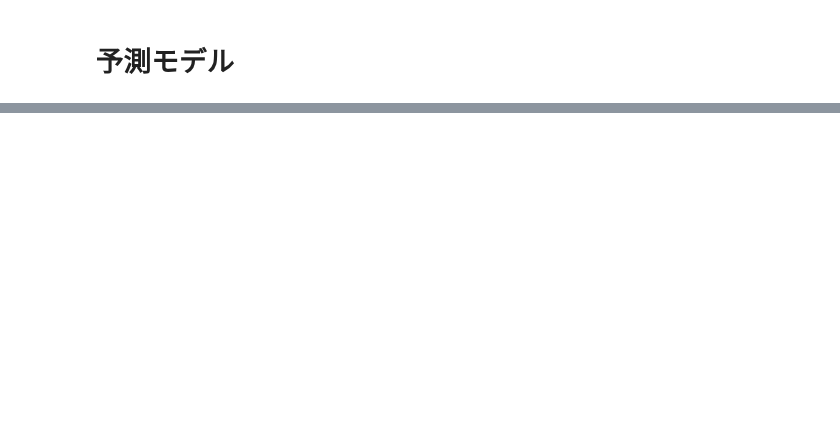
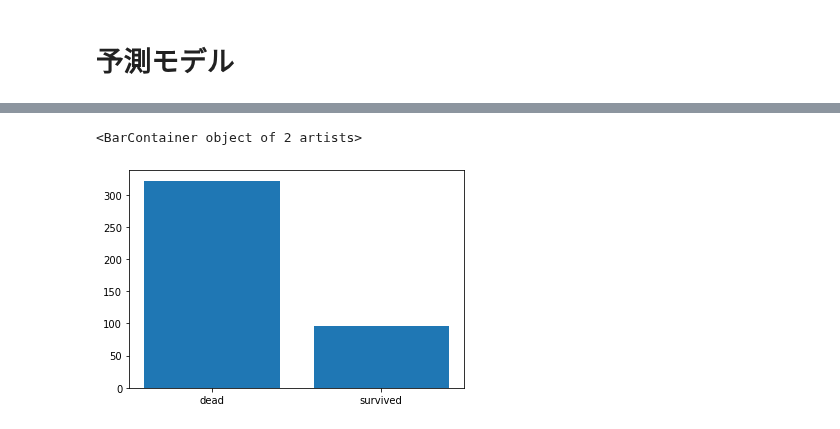
Before and after one commit to hgssnk/titanic, a Jupyter notebook: 01_titanic.ipynb, the cells around one changed output, grey strips where cells are left out. Cells and saved outputs as stored; diff of their text form; code cells hidden in the pictures; blank space fills up the shorter version.

```diff
--- a/01_titanic.ipynb
+++ b/01_titanic.ipynb
@@ -266,3 +268,21 @@ array([0, 0, 1, 1, 0, 0, 0, 0, 0, 0, 0, 0, 1, 1, 0, 0, 0, 1, 0, 0, 0, 1,
+# %%
+import matplotlib.pyplot as plt
+
+# 予測生存者数のカウント
+survived, dead = 0, 0
+for _ in my_prediction:
+    if _ == 0:
+        dead += 1
+    else:
+        survived += 1
+
+# 描画
+x = ["dead", "survived"]
+y = [dead, survived]
+plt.bar(x, y)
+# %% [output]
+<BarContainer object of 2 artists>
+[figure, added]
 # %%
  # PassengerIdの取得
 PassengerId = np.array(test["PassengerId"]).astype(int)
```
Also changed, not shown: parts of 3 cells of this notebook, 1 other file.
